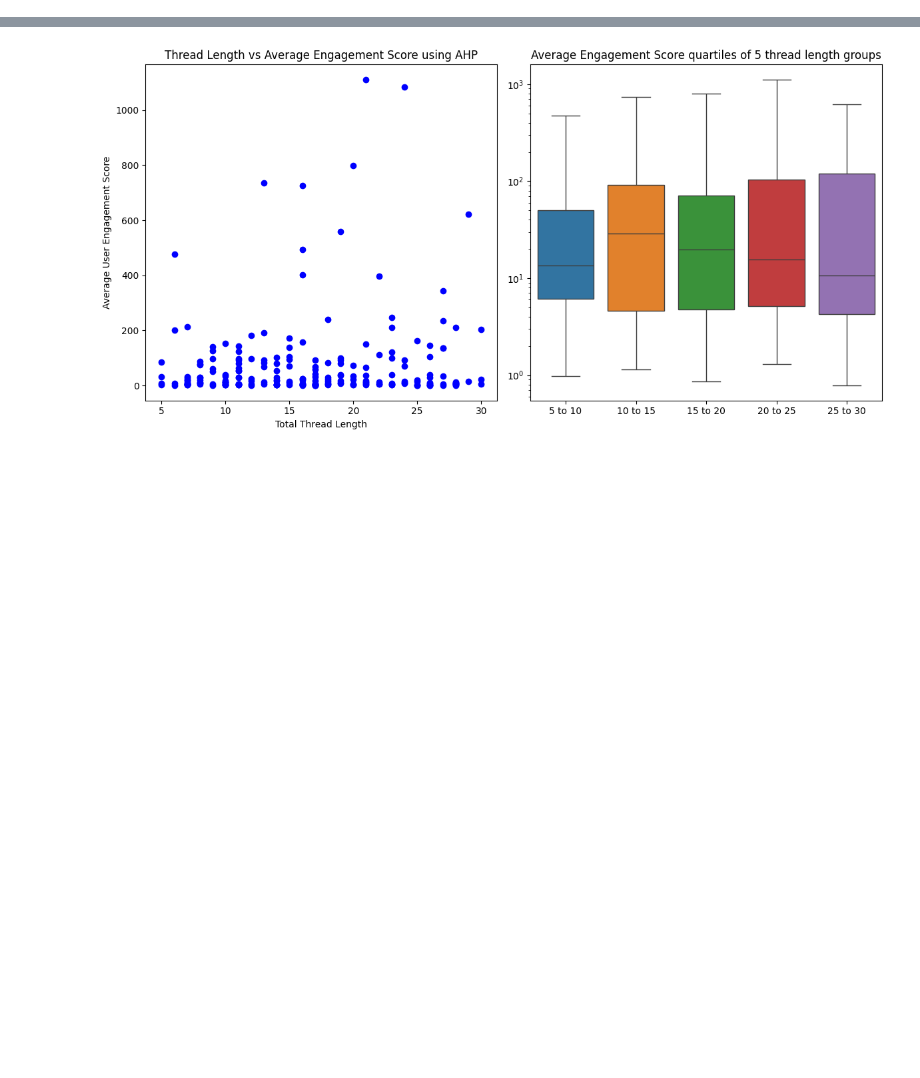
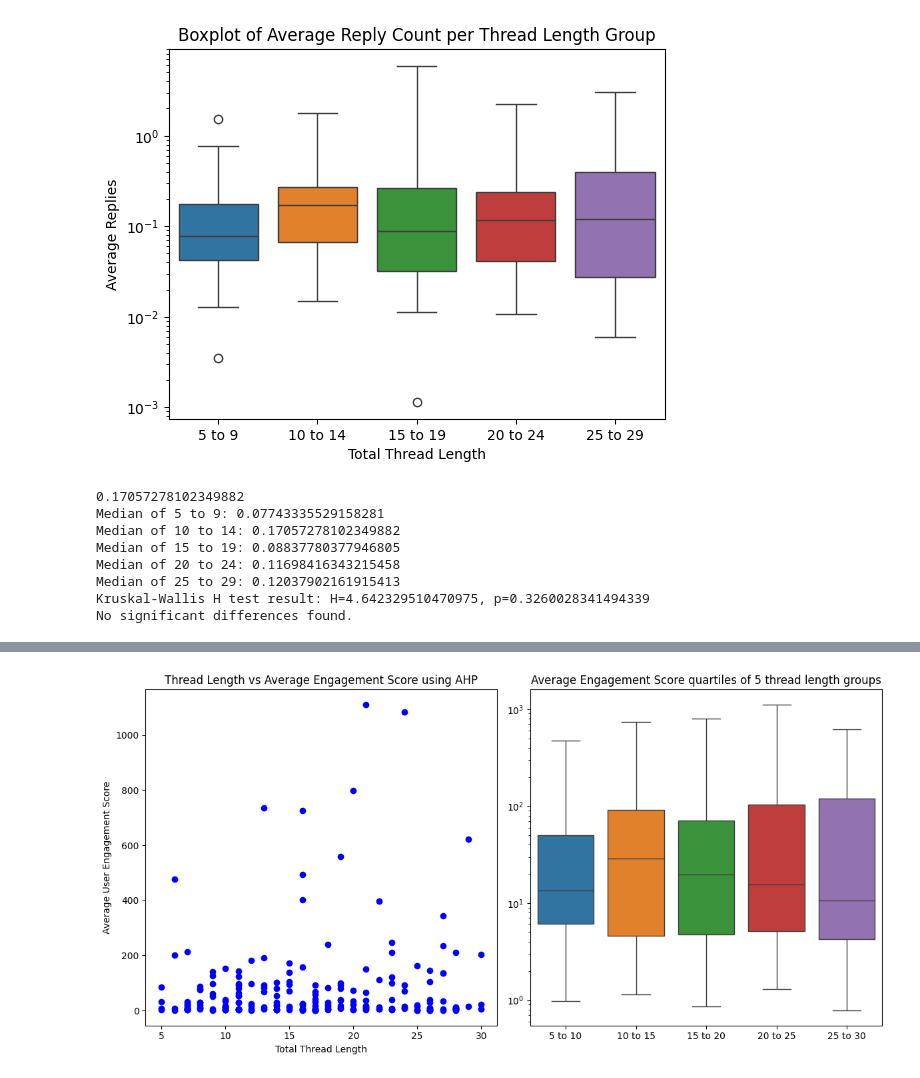
Before and after one commit to upb3y/cs498CSS, a Jupyter notebook: results_thread_length.ipynb, the cells around one changed output, grey strips where cells are left out. Saved outputs shown, nothing was run; the diff lists cells and outputs as text; code cells hidden in the pictures; blank space fills up the shorter version.

```diff
--- a/results_thread_length.ipynb
+++ b/results_thread_length.ipynb
@@ -74,0 +79,45 @@ plt.show()
+# %%
+data = {
+    "5 to 9": avg_e1,
+    "10 to 14": avg_e2,
+    "15 to 19": avg_e3,
+    "20 to 24": avg_e4,
+    "25 to 29": avg_e5,
+}
+fig, ax = plt.subplots()
+sns.boxplot(data=list(data.values()), ax=ax, log_scale=10)
+ax.set_xticks([0, 1, 2, 3, 4])
+ax.set_xticklabels(data.keys())
+ax.set_title("Boxplot of Average Replies per Thread Length Group")
+plt.xlabel("Total Thread Length")
+plt.ylabel("Average Replies")
+plt.show()
+
+medv = statistics.median(avg_e2)
+print(medv)
+
+for name, values in data.items():
+    print(f"Median of {name}: {np.median(values)}")
+
+# Kruskal-Wallis H-test
+h, p = stats.kruskal(*data.values())
+print(f"Kruskal-Wallis H test result: H={h}, p={p}")
+
+# If p < 0.05, proceed with post-hoc analysis
+if p < 0.05:
+    print("Significant differences found, performing post-hoc analysis...")
+    # Post-hoc analysis using Dunn's test with Bonferroni correction
+    ph = sp.posthoc_dunn(list(data.values()), p_adjust='bonferroni')
+    print(ph)
+else:
+    print("No significant differences found.")
+# %% [output]
+[figure, added]
+0.17057278102349882
+Median of 5 to 9: 0.07743335529158281
+Median of 10 to 14: 0.17057278102349882
+Median of 15 to 19: 0.08837780377946805
+Median of 20 to 24: 0.11698416343215458
+Median of 25 to 29: 0.12037902161915413
+Kruskal-Wallis H test result: H=4.642329510470975, p=0.3260028341494339
+No significant differences found.
```
Also changed, not shown: parts of 7 cells of this notebook.
